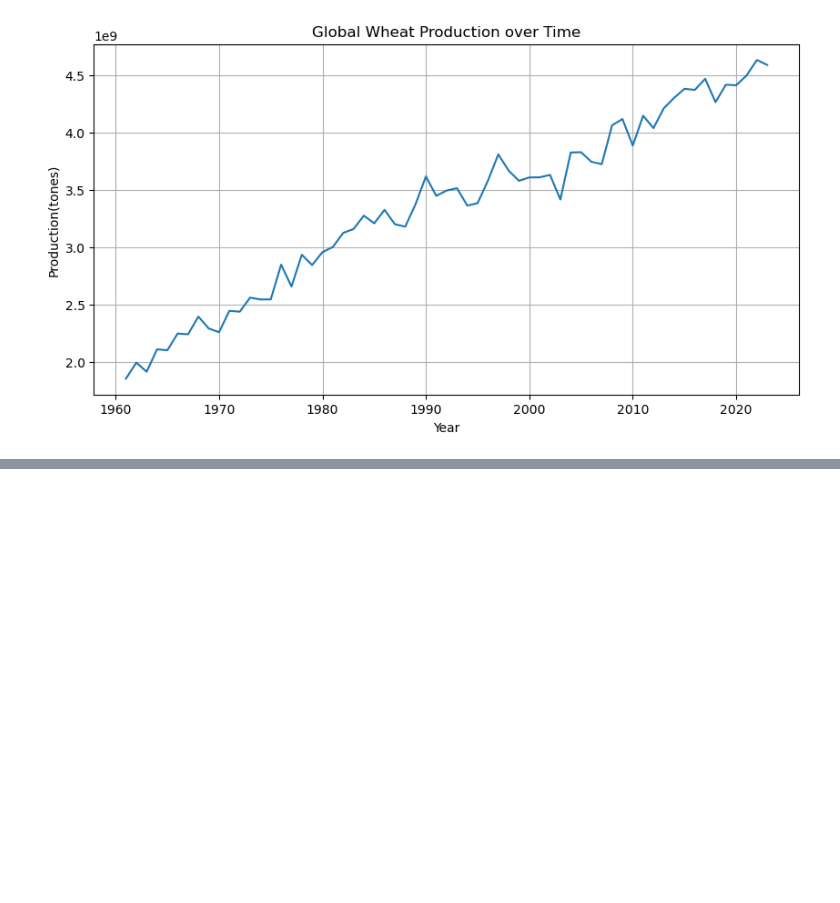
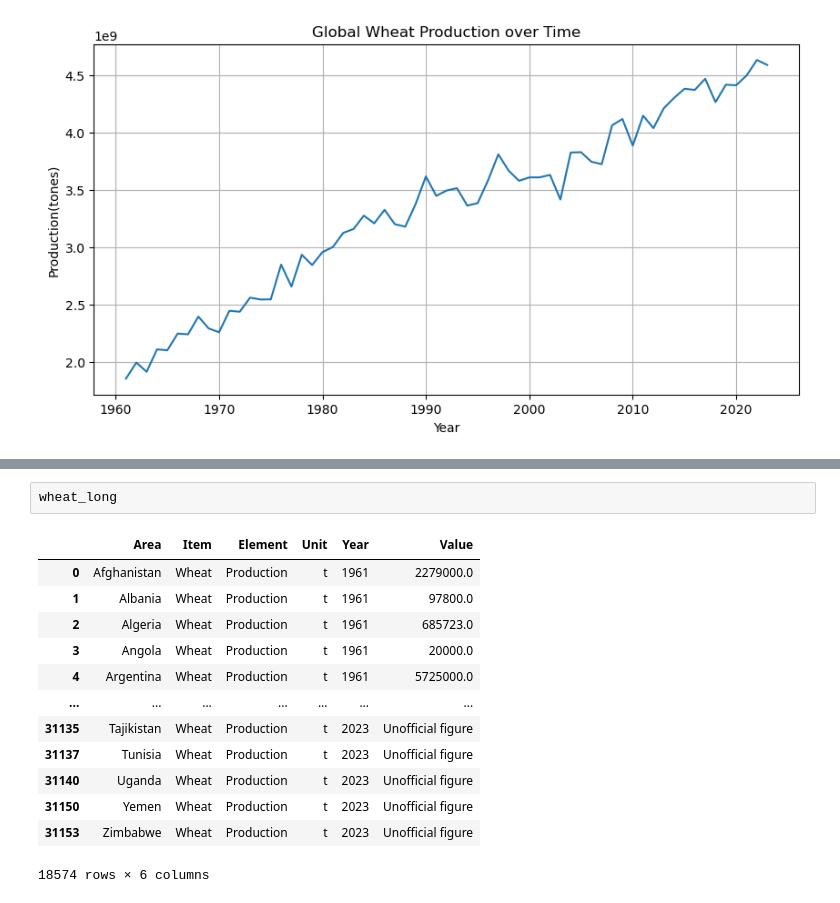
Before and after one commit to Moh-Bashawat/datasci2025, a Jupyter notebook: FAO1.ipynb, the cells around one changed output, grey strips where cells are left out. Saved outputs shown, nothing was run; the diff lists cells and outputs as text; blank space fills up the shorter version.

```diff
--- a/FAO1.ipynb
+++ b/FAO1.ipynb
@@ -174,0 +292,16 @@ plt.show()
+# %%
+wheat_long
+# %% [output]
+|  | Area | Item | Element | Unit | Year | Value |
+| 0 | Afghanistan | Wheat | Production | t | 1961 | 2279000.0 |
+| 1 | Albania | Wheat | Production | t | 1961 | 97800.0 |
+| 2 | Algeria | Wheat | Production | t | 1961 | 685723.0 |
+| 3 | Angola | Wheat | Production | t | 1961 | 20000.0 |
+| 4 | Argentina | Wheat | Production | t | 1961 | 5725000.0 |
+| ... | ... | ... | ... | ... | ... | ... |
+| 31135 | Tajikistan | Wheat | Production | t | 2023 | Unofficial figure |
+| 31137 | Tunisia | Wheat | Production | t | 2023 | Unofficial figure |
+| 31140 | Uganda | Wheat | Production | t | 2023 | Unofficial figure |
+| 31150 | Yemen | Wheat | Production | t | 2023 | Unofficial figure |
+| 31153 | Zimbabwe | Wheat | Production | t | 2023 | Unofficial figure |
+18574 rows × 6 columns
```
Also changed, not shown: parts of 31 cells of this notebook.
